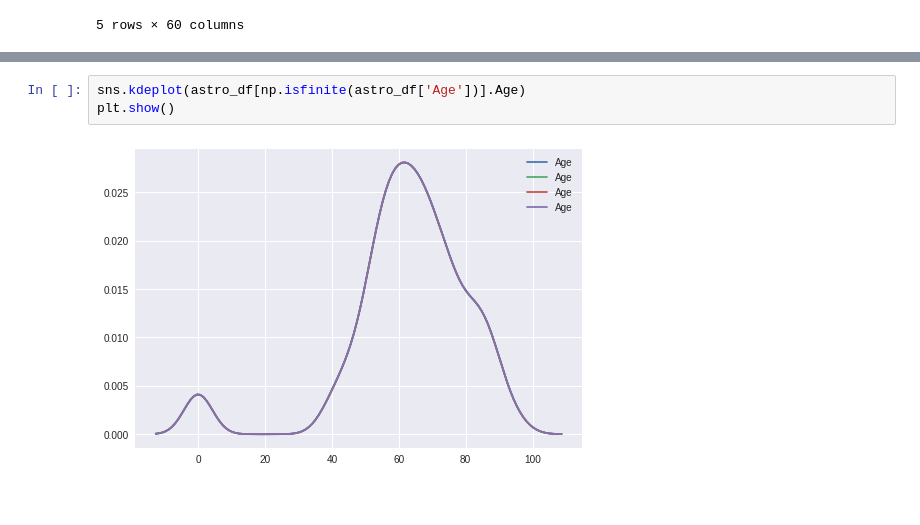
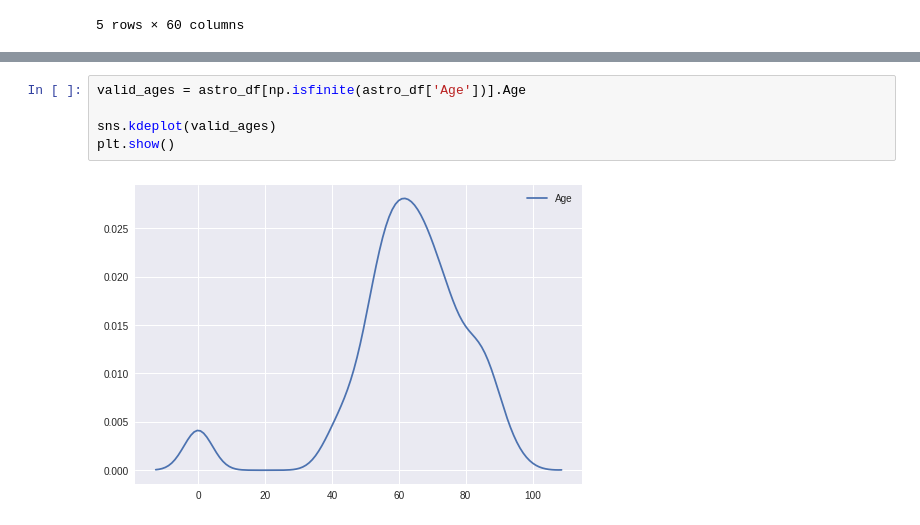
Before and after one commit to robarthur/astrodb, a Jupyter notebook: scrape.ipynb, the cells around one changed output, grey strips where cells are left out. Cells and saved outputs as stored; diff of their text form.

Commit message:
added some inline docs and visualisations to notebook

```diff
--- a/scrape.ipynb
+++ b/scrape.ipynb
@@ -149,5 +186,7 @@ astro_df.head()
 # %%
-sns.kdeplot(astro_df[np.isfinite(astro_df['Age'])].Age)
+valid_ages = astro_df[np.isfinite(astro_df['Age'])].Age
+
+sns.kdeplot(valid_ages)
 plt.show()
 # %% [output]
-[figure, old version]
+[figure, new version]
```
Also changed, not shown: parts of 6 cells of this notebook.
